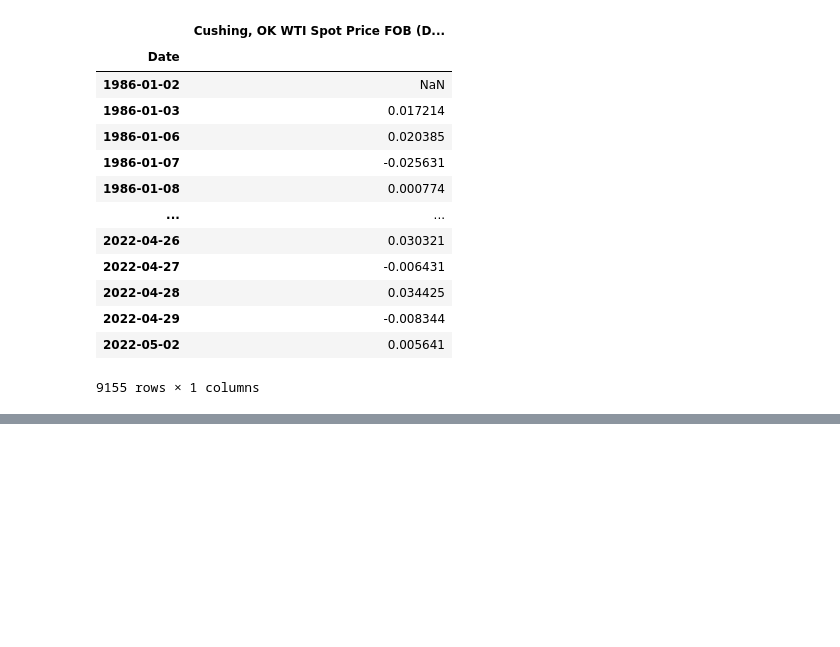
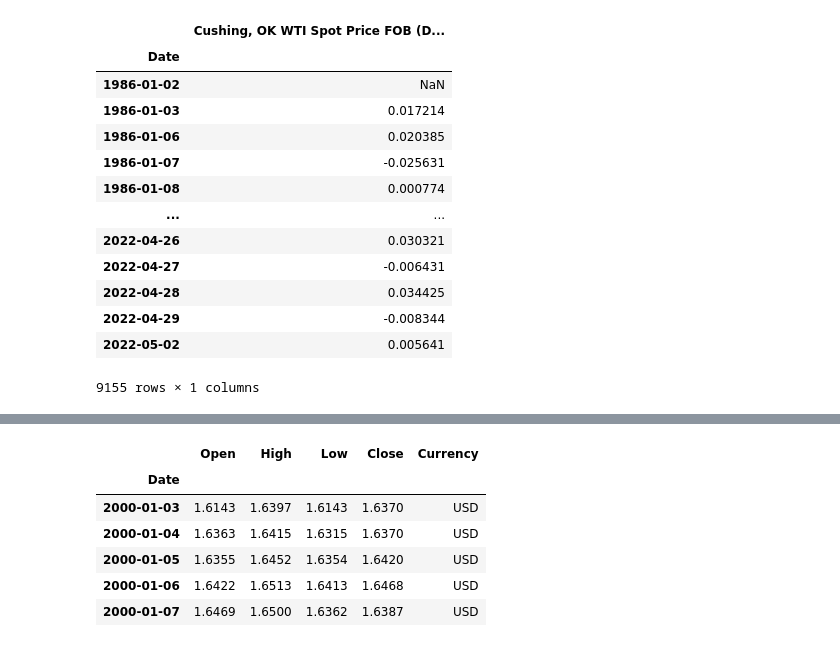
Before and after one commit to HJNVR/high_priority_papers, a Jupyter notebook: src/9. Forecasting daily stock market return using dimensionality reduction.ipynb, the cells around one changed output, grey strips where cells are left out. Drawn from its saved outputs; the diff is of its cells as text; code cells hidden in the pictures; blank space fills up the shorter version.

```diff
--- a/src/9. Forecasting daily stock market return using dimensionality reduction.ipynb
+++ b/src/9. Forecasting daily stock market return using dimensionality reduction.ipynb
@@ -678,0 +741,11 @@ OIL
+# %%
+USD_GBP = investpy.get_currency_cross_historical_data(currency_cross='GBP/USD', from_date=start_date, to_date=end_date)
+USD_GBP.head()
+# %% [output]
+|  | Open | High | Low | Close | Currency |
+| Date |  |  |  |  |  |
+| 2000-01-03 | 1.6143 | 1.6397 | 1.6143 | 1.6370 | USD |
+| 2000-01-04 | 1.6363 | 1.6415 | 1.6315 | 1.6370 | USD |
+| 2000-01-05 | 1.6355 | 1.6452 | 1.6354 | 1.6420 | USD |
+| 2000-01-06 | 1.6422 | 1.6513 | 1.6413 | 1.6468 | USD |
+| 2000-01-07 | 1.6469 | 1.6500 | 1.6362 | 1.6387 | USD |
```
Also changed, not shown: parts of 8 cells of this notebook.
